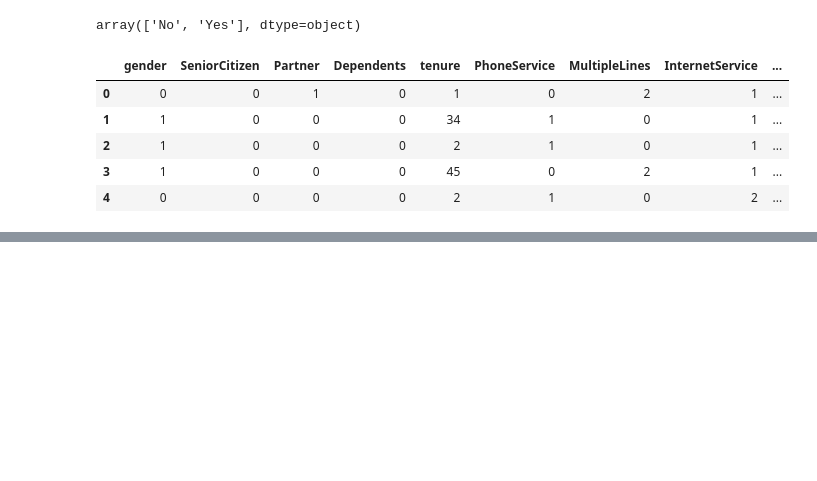
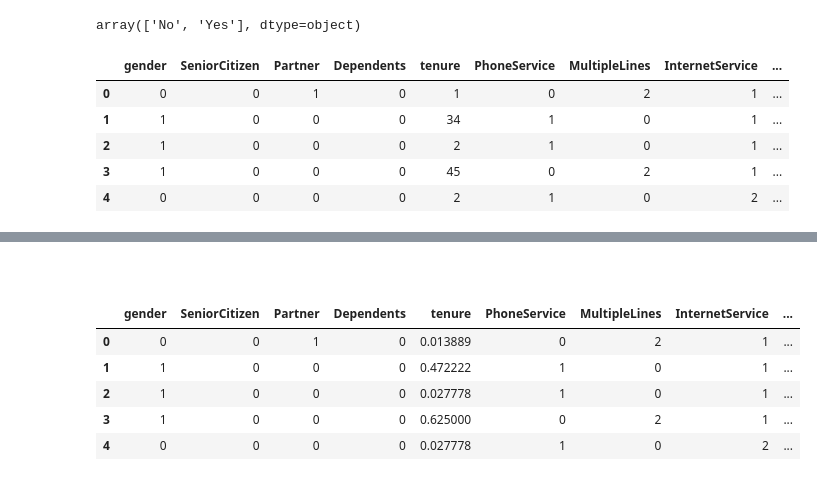
Before and after one commit to AnitaTasnim/Mentorness-ML-internship, a Jupyter notebook: customer_churn.ipynb, the cells around one changed output, grey strips where cells are left out. Cells and saved outputs as stored; diff of their text form; code cells hidden in the pictures; blank space fills up the shorter version.

```diff
--- a/customer_churn.ipynb
+++ b/customer_churn.ipynb
@@ -467,0 +635,11 @@ df.head()
+# %%
+from sklearn.preprocessing import MinMaxScaler
+
+# Initialize MinMaxScaler
+scaler = MinMaxScaler()
+
+# Reshape the 'tenure' column to a 2D array as required by MinMaxScaler
+tenure_values = df['tenure'].values.reshape(-1, 1)
+
+# Scale the 'tenure' column to the range of 0 to 1
+df['tenure'] = scaler.fit_transform(tenure_values)
@@ -467,0 +659,14 @@ df.head()
+# %%
+# Assuming df is your DataFrame and 'column_to_delete' is the column you want to delete
+df.drop(columns=['tenure_scaled'], inplace=True)
+# %% [markdown]
+#
+# %%
+df.head()
+# %% [output]
+|  | gender | SeniorCitizen | Partner | Dependents | tenure | PhoneService | MultipleLines | InternetService | ... |
+| 0 | 0 | 0 | 1 | 0 | 0.013889 | 0 | 2 | 1 | ... |
+| 1 | 1 | 0 | 0 | 0 | 0.472222 | 1 | 0 | 1 | ... |
+| 2 | 1 | 0 | 0 | 0 | 0.027778 | 1 | 0 | 1 | ... |
+| 3 | 1 | 0 | 0 | 0 | 0.625000 | 0 | 2 | 1 | ... |
+| 4 | 0 | 0 | 0 | 0 | 0.027778 | 1 | 0 | 2 | ... |
```
Also changed, not shown: parts of 43 cells of this notebook.
